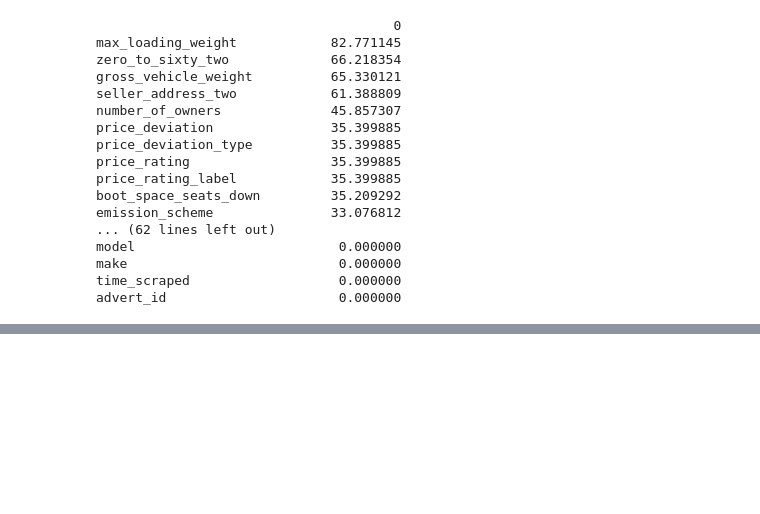
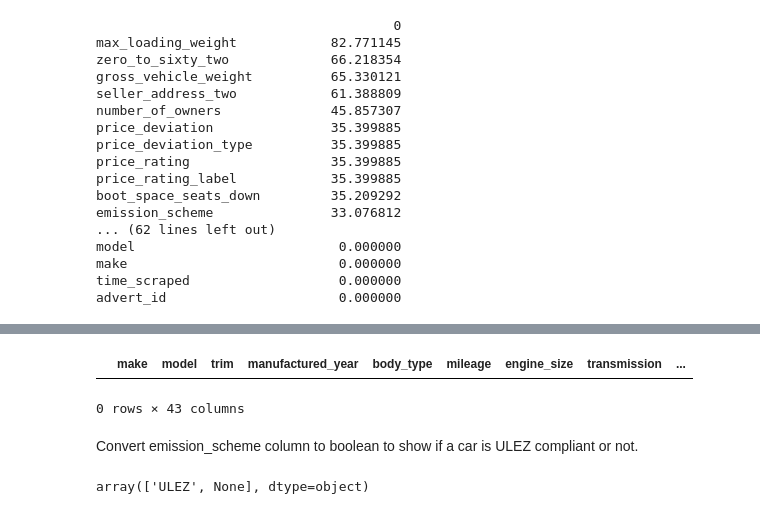
Before and after one commit to ezeahunanya/autotrader, a Jupyter notebook: data_preparation/data_cleaning.ipynb, the cells around one changed output, grey strips where cells are left out. Saved outputs shown, nothing was run; the diff lists cells and outputs as text; code cells hidden in the pictures; blank space fills up the shorter version.

```diff
--- a/data_preparation/data_cleaning.ipynb
+++ b/data_preparation/data_cleaning.ipynb
@@ -98,0 +255,5 @@ advert_id                      0.000000
+# %%
+df2[(df2.co2_emissions.isnull()) & (~df2.co2_emission.isnull())]
+# %% [output]
+|  | make | model | trim | manufactured_year | body_type | mileage | engine_size | transmission | ... |
+0 rows × 43 columns
@@ -98,0 +262,6 @@ advert_id                      0.000000
+# %% [markdown]
+Convert emission_scheme column to boolean to show if a car is ULEZ compliant or not.
+# %%
+df2['emission_scheme'].unique()
+# %% [output]
+array(['ULEZ', None], dtype=object)
```
Also changed, not shown: parts of 43 cells of this notebook.
